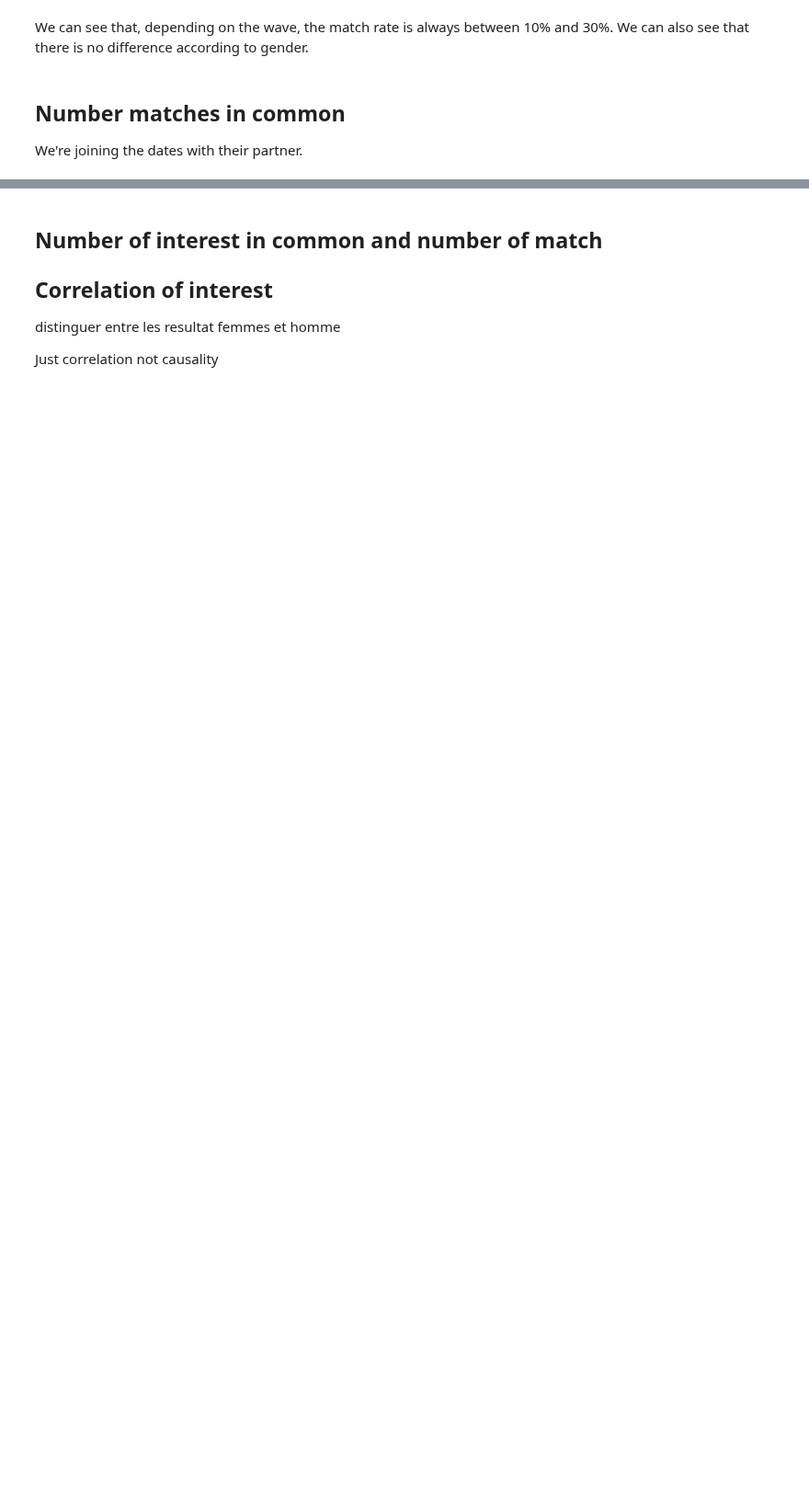
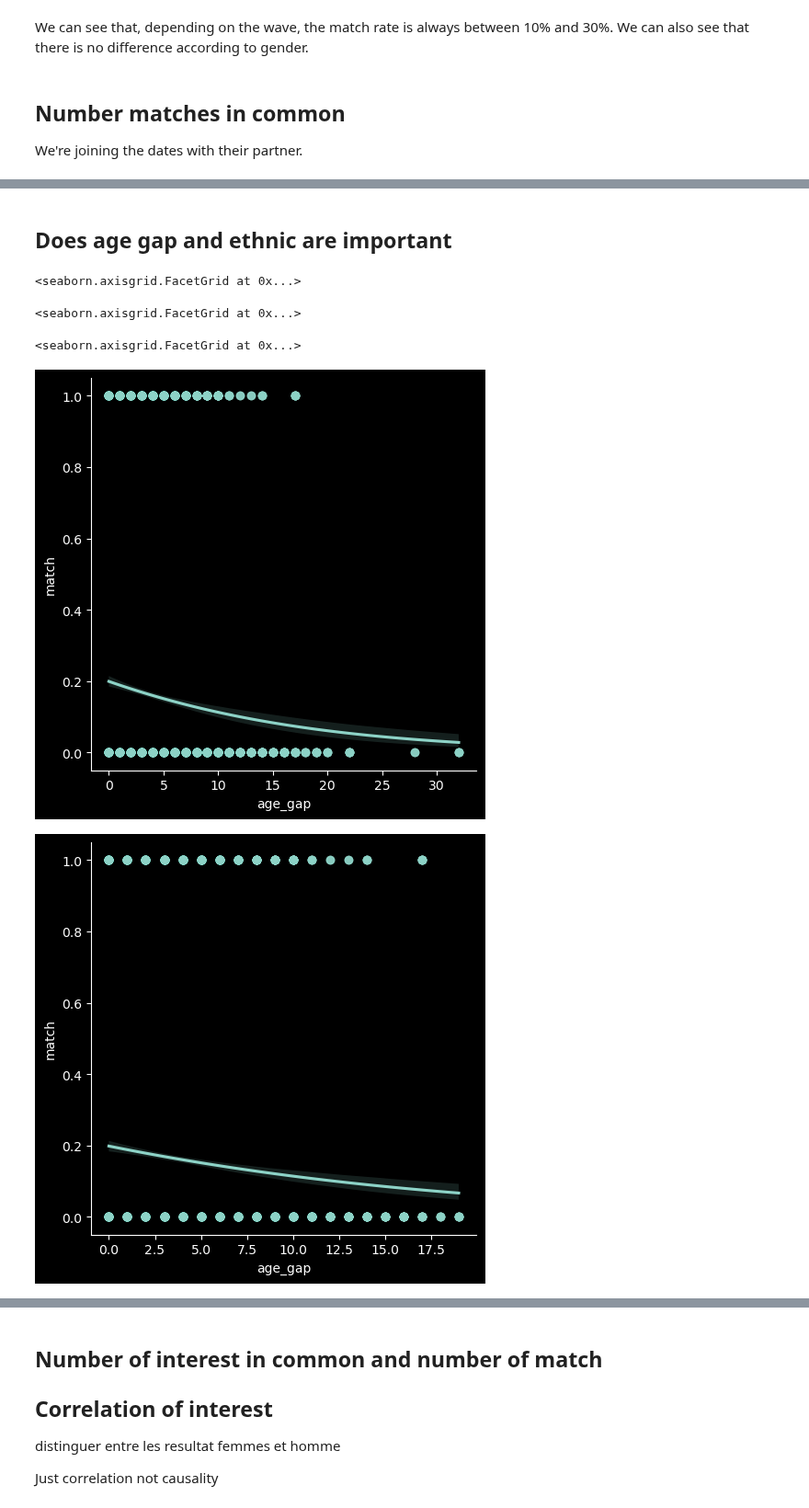
Before and after one commit to TheoGuil/jedha_projects, a Jupyter notebook: SpeedDating/study.ipynb, the cells around one changed output, grey strips where cells are left out. Shown at 92% size. Cells and saved outputs as stored; diff of their text form; code cells hidden in the pictures; blank space fills up the shorter version.

```diff
--- a/SpeedDating/study.ipynb
+++ b/SpeedDating/study.ipynb
@@ -130,0 +142,18 @@ Name: parter_combination, Length: 8368, dtype: object
+# %% [markdown]
+## Does age gap and ethnic are important
+# %%
+dataset[['age', 'age_o']] = dataset[['age', 'age_o']].fillna(dataset[['age', 'age_o']].median())
+dataset["age_gap"] = (dataset['age'] - dataset['age_o']).abs()
+
+join_dataset[['age', 'age_partner']] = join_dataset[['age', 'age_partner']].fillna(join_dataset[['age', 'age_partner']].median())
+join_dataset["age_gap"] = (join_dataset['age'] - join_dataset['age_partner']).abs()
+
+display(sns.lmplot(x="age_gap", y="match", data=dataset, logistic=True))
+display(sns.lmplot(x="age_gap", y="match", data=dataset.loc[dataset["age_gap"] < 20, :], logistic=True))
+display(sns.catplot(x='age_gap', y='match_type', data=join_dataset, kind='box'))
+# %% [output]
+<seaborn.axisgrid.FacetGrid at 0x...>
+<seaborn.axisgrid.FacetGrid at 0x...>
+<seaborn.axisgrid.FacetGrid at 0x...>
+[figure, added]
+[figure, added]
```
Also changed, not shown: parts of 7 cells of this notebook.
